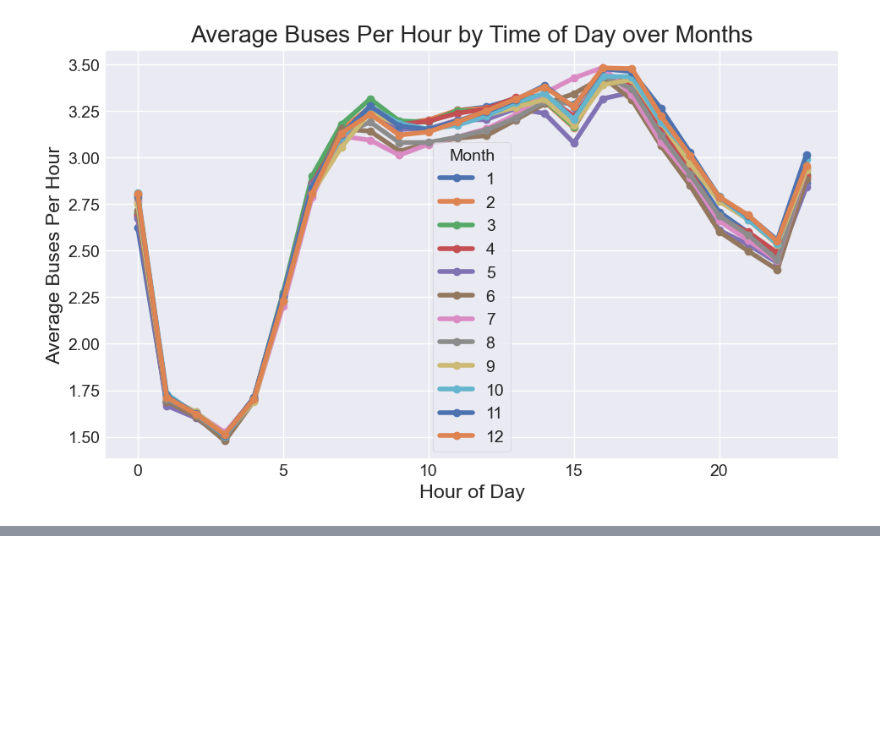
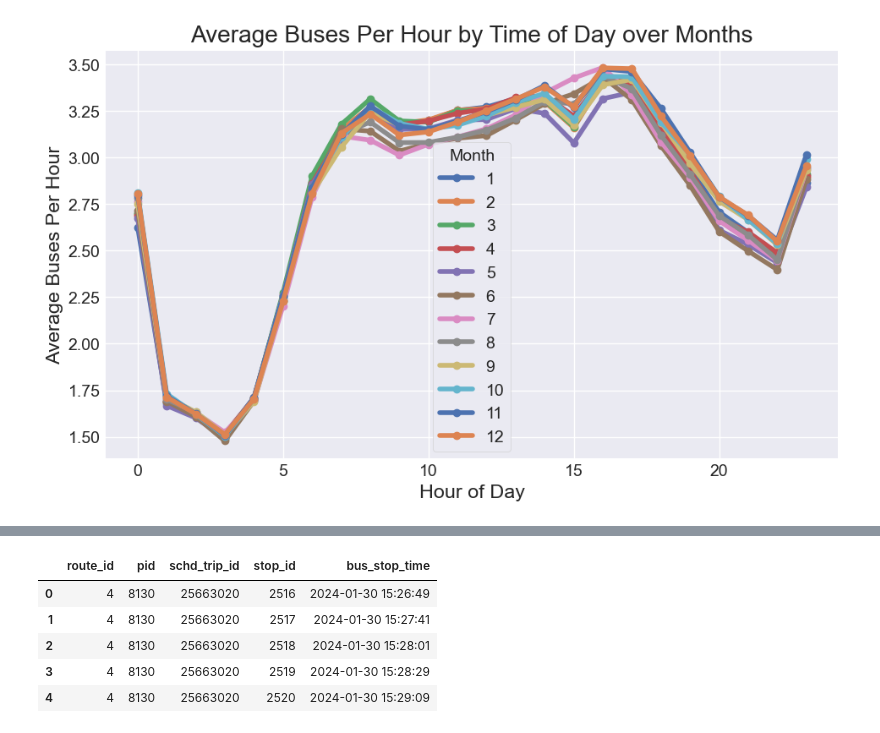
Before and after one commit to mansueto-institute/cta-stop-watch, a Jupyter notebook: cta-stop-watch/analysis/chart_metrics.ipynb, the cells around one changed output, grey strips where cells are left out. Cells and saved outputs as stored; diff of their text form; code cells hidden in the pictures; blank space fills up the shorter version.

```diff
--- a/cta-stop-watch/analysis/chart_metrics.ipynb
+++ b/cta-stop-watch/analysis/chart_metrics.ipynb
@@ -172,3 +172,14 @@ df.head()
 # %%
 df_26 = df[df['rt'] == 26]
 df_26_one_day =  df[df['day'] == 45]
+# %%
+import pandas as pd
+schedule_example = pd.read_parquet('../cta-stop-etl/out/clean_timetables/rt4_timetable.parquet')
+schedule_example.head()
+# %% [output]
+|  | route_id | pid | schd_trip_id | stop_id | bus_stop_time |
+| 0 | 4 | 8130 | 25663020 | 2516 | 2024-01-30 15:26:49 |
+| 1 | 4 | 8130 | 25663020 | 2517 | 2024-01-30 15:27:41 |
+| 2 | 4 | 8130 | 25663020 | 2518 | 2024-01-30 15:28:01 |
+| 3 | 4 | 8130 | 25663020 | 2519 | 2024-01-30 15:28:29 |
+| 4 | 4 | 8130 | 25663020 | 2520 | 2024-01-30 15:29:09 |
```
Also changed, not shown: 3 other files.
